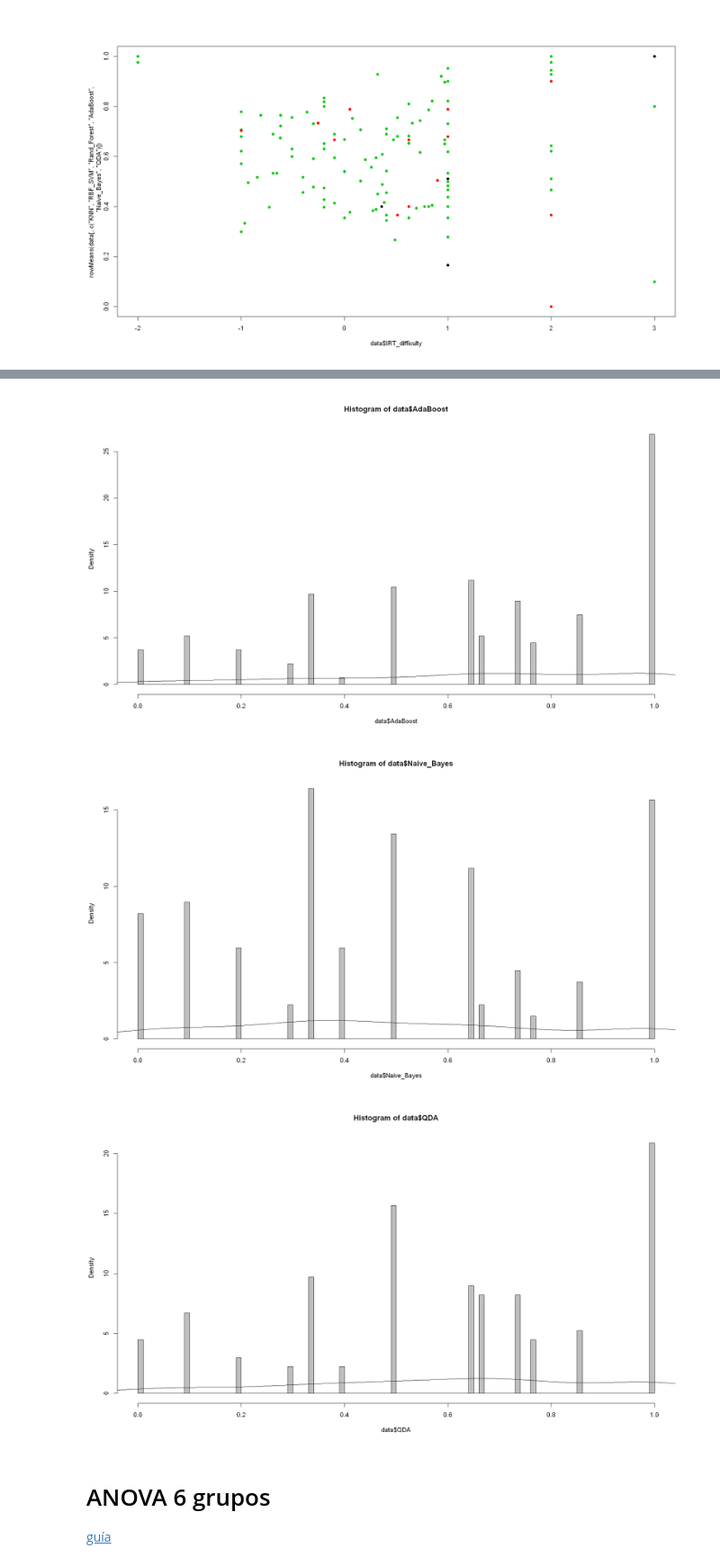
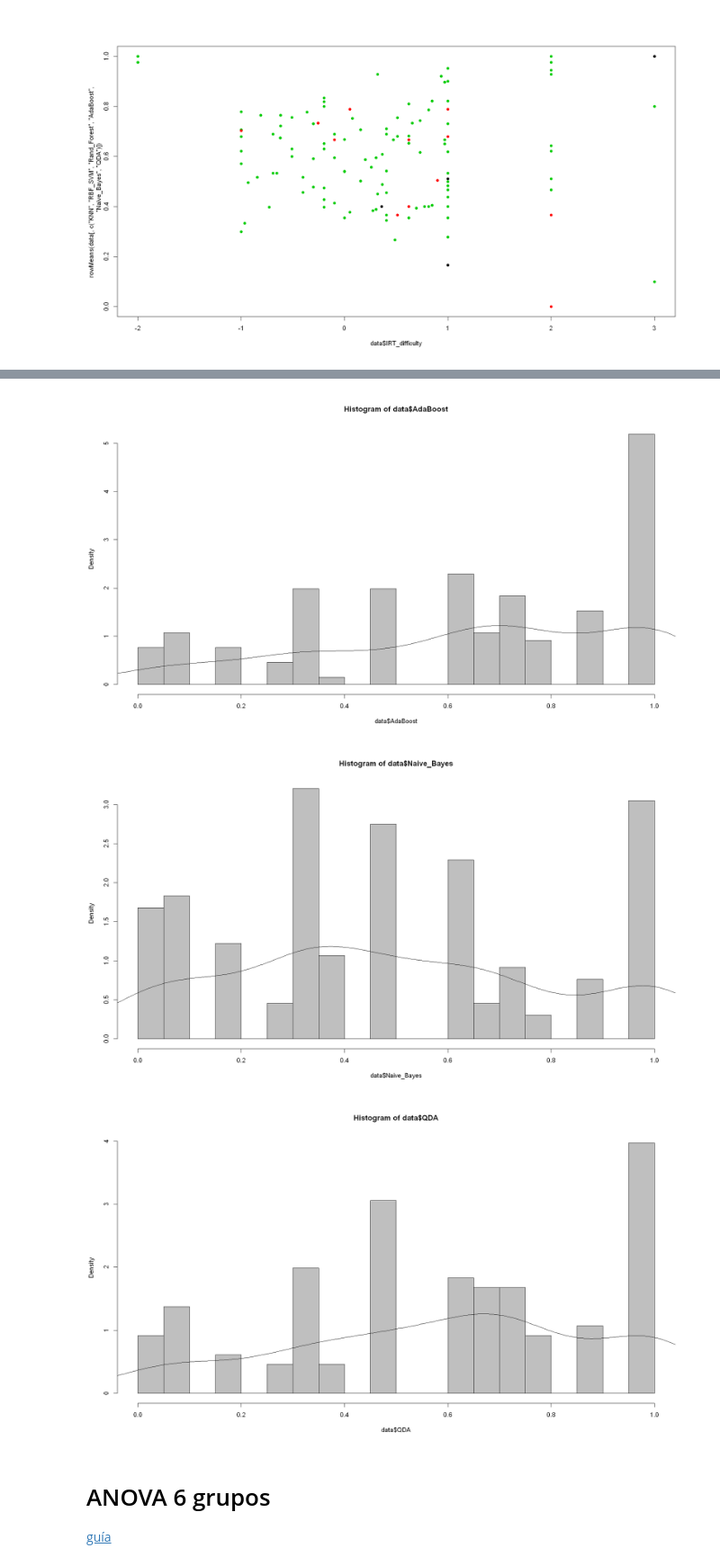
Before and after one commit to Yagwar/ASAG_Test, a Jupyter notebook: Final Results.ipynb, the cells around one changed output, grey strips where cells are left out. Shown at 90% size. Saved outputs shown, nothing was run; the diff lists cells and outputs as text; code cells hidden in the pictures.

```diff
--- a/Final Results.ipynb
+++ b/Final Results.ipynb
@@ -3,5 +3,4 @@ library(car)
 options(repr.plot.width=16, repr.plot.height=9)
 
 data=read.csv2("final reults.csv",row.names=1)
-data_2=data[!data$process_2=="undefined",]
-data_6=data[!data$process_6=="undefined",]
+data=data[!((rownames(data)=="EM_45c")|(rownames(data)=="LF_18a")|(rownames(data)=="LF_31b")),]
@@ -232,37 +235,38 @@ lines(density(data$IRT_difficulty))
 # %%
+n_segm=20
 hist(data$KNN,
 	col="gray75",
 	freq=FALSE,
-	breaks=100)
+	breaks=n_segm)
 lines(density(data$KNN))
 
 hist(data$RBF_SVM,
 	col="gray75",
 	freq=FALSE,
-	breaks=100)
+	breaks=n_segm)
 lines(density(data$RBF_SVM))
 
 hist(data$Rand_Forest,
 	col="gray75",
 	freq=FALSE,
-	breaks=100)
+	breaks=n_segm)
 lines(density(data$Rand_Forest))
 
 hist(data$AdaBoost,
 	col="gray75",
 	freq=FALSE,
-	breaks=100)
+	breaks=n_segm)
 lines(density(data$AdaBoost))
 
 hist(data$Naive_Bayes,
 	col="gray75",
 	freq=FALSE,
-	breaks=100)
+	breaks=n_segm)
 lines(density(data$Naive_Bayes))
 
 hist(data$QDA,
 	col="gray75",
 	freq=FALSE,
-	breaks=100)
+	breaks=n_segm)
 lines(density(data$QDA))
 # %% [output]
@@ -272,6 +276,6 @@ lines(density(data$QDA))
-[figure, old version]
+[figure, new version]
-[figure, old version]
+[figure, new version]
-[figure, old version]
+[figure, new version]
 # %% [markdown]
 # ANOVA 6 grupos
 [guía](http://www.sthda.com/english/wiki/one-way-anova-test-in-r)
```
Also changed, not shown: parts of 18 cells of this notebook, 2 other files.
